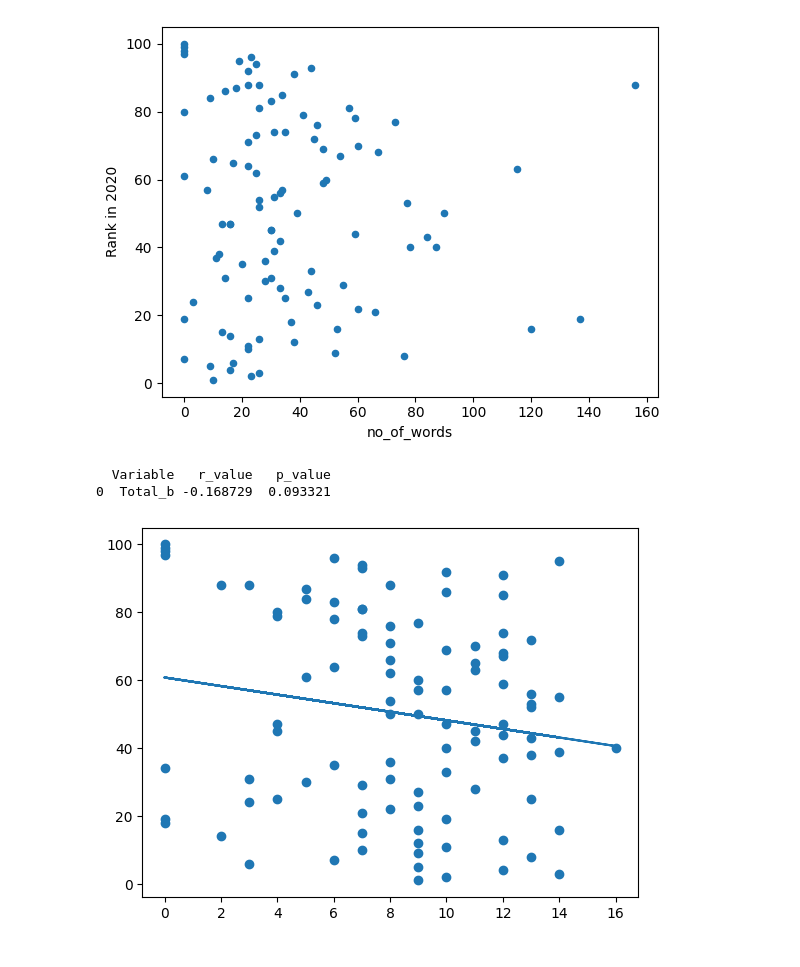
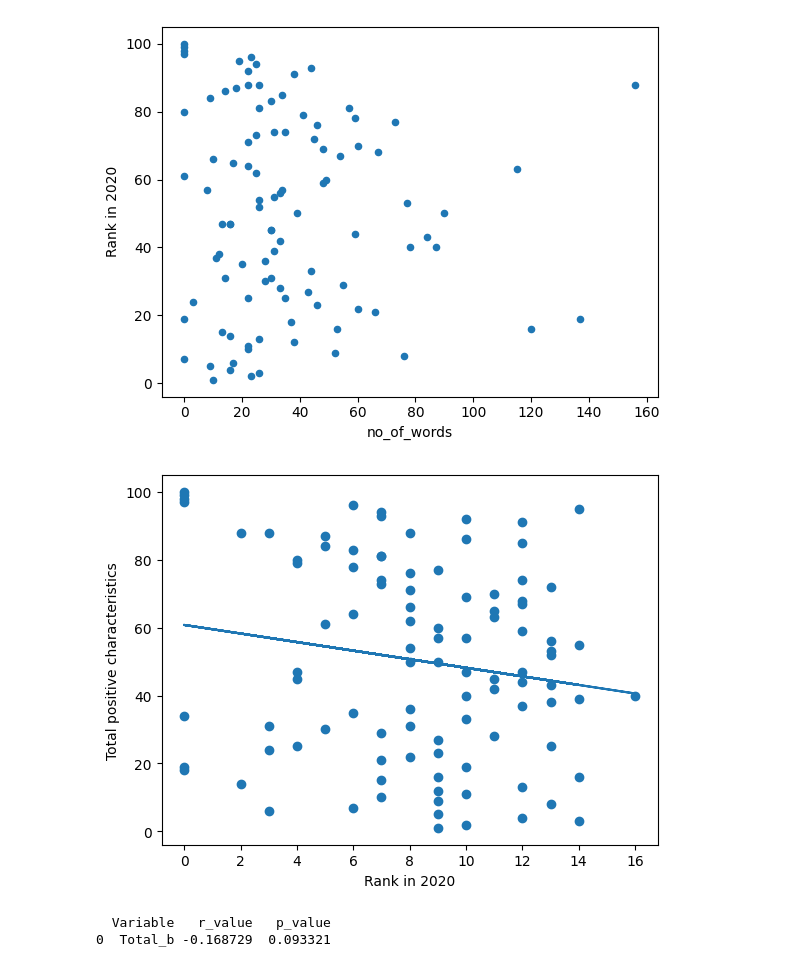
Before and after one commit to SebastianWikt/DS4002-P1, a Jupyter notebook: Scripts/Project_1_text_analysis.ipynb, the cells around one changed output. Cells and saved outputs as stored; diff of their text form; code cells hidden in the pictures.

```diff
--- a/Scripts/Project_1_text_analysis.ipynb
+++ b/Scripts/Project_1_text_analysis.ipynb
@@ -152,7 +150,7 @@ lrank.plot(kind='scatter', x='no_of_words', y='Rank in 2020')
 [figure]
 # %%
 from scipy.stats import pointbiserialr
-
+data = pd.read_csv('/content/DS4002-P1/Data/project_1_dataset.csv')
 # Convert the 'Yes'/'No' column to numerical values (Yes=1, No=0)
       #  'Realistic', 'Shorter', 'Easy to communicate', 'Easy to memorize',
       #  'Easy to be explained', 'Focused', 'Unique',
@@ -185,35 +183,37 @@ data['Total_b'] = data[['Realistic_b', 'Shorter_b', 'Easy to communicate_b', 'Ea
 
 total_table = None
 total_table = printRandP(data, 'Total_b', 'Rank in 2020', total_table)
+plt.xlabel('Rank in 2020')
+plt.ylabel('Total positive characteristics')
 scatterAndLine(data['Total_b'], data['Rank in 2020'])
 print(total_table)
 
 table = None
 table = printRandP(data, 'Realistic_b', 'Rank in 2020', table)
 table = printRandP(data, 'Shorter_b', 'Rank in 2020', table)
 table = printRandP(data, 'Easy to communicate_b', 'Rank in 2020', table)
 table = printRandP(data, 'Easy to memorize_b', 'Rank in 2020', table)
 table = printRandP(data, 'Easy to be explained_b', 'Rank in 2020', table)
 table = printRandP(data, 'Focused_b', 'Rank in 2020', table)
 table = printRandP(data, 'Unique_b', 'Rank in 2020', table)
 table = printRandP(data, 'Philosophy_b', 'Rank in 2020', table)
 table = printRandP(data, 'Self-concept_b', 'Rank in 2020', table)
 table = printRandP(data, 'Concern for public image_b', 'Rank in 2020', table)
 table = printRandP(data, 'Concern for employees_b', 'Rank in 2020', table)
 table = printRandP(data, 'Broad in scope_b', 'Rank in 2020', table)
 table = printRandP(data, 'Socially responsible_b', 'Rank in 2020', table)
 table = printRandP(data, 'Environmentally responsible_b', 'Rank in 2020', table)
 table = printRandP(data, 'Reconciliatory_b', 'Rank in 2020', table)
 table = printRandP(data, 'Enduring_b', 'Rank in 2020', table)
 
 # print(table)
 
 
 # Calculate the point-biserial correlation between the binary column and the 'Rank in 2020'
 # print(data['Realistic_b'])
 # %% [output]
+[figure, new version]
   Variable   r_value   p_value
 0  Total_b -0.168729  0.093321
-[figure, old version]
 # %%
 # Calculate the point-biserial correlation between the binary column and the 'Salary today (US$)'
```
Also changed, not shown: parts of 7 cells of this notebook.
